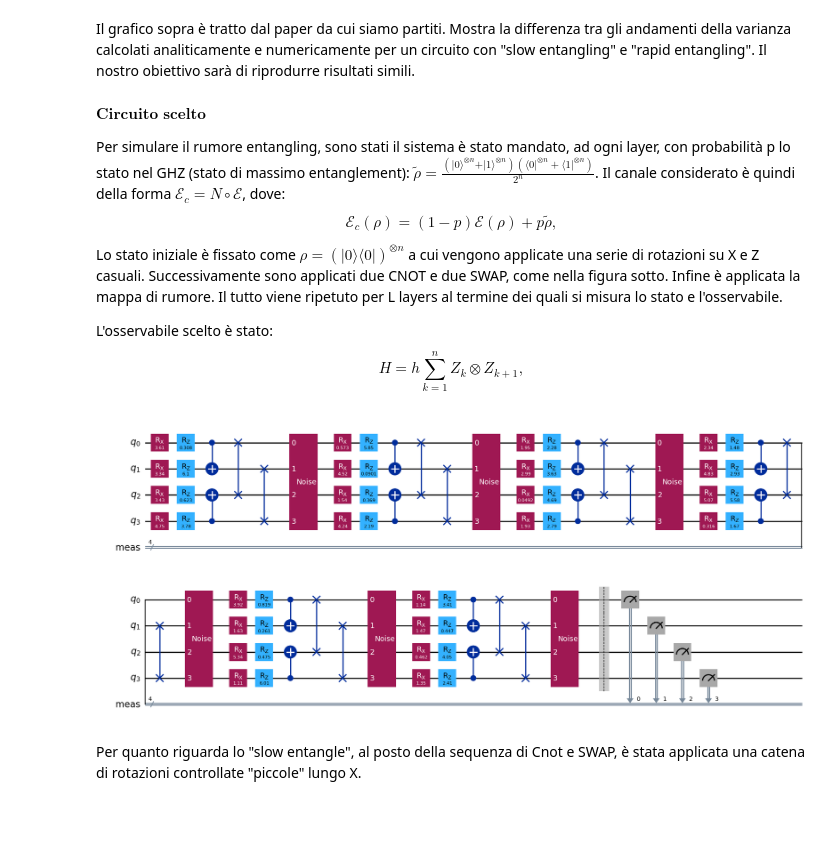
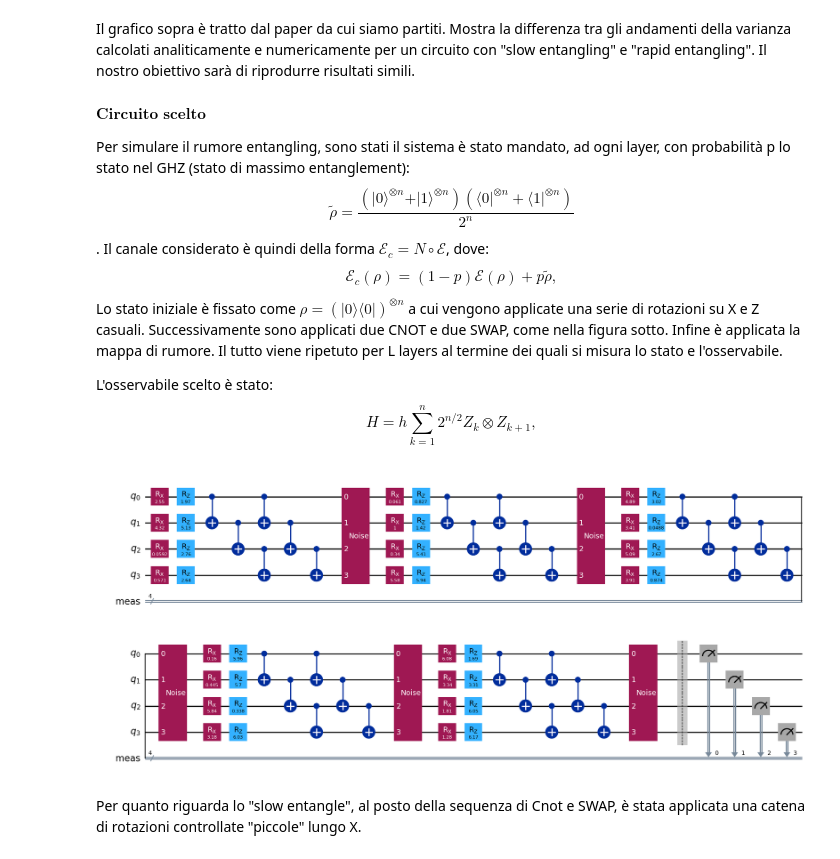
Before and after one commit to sebastianopian/QC.exam, a Jupyter notebook: 00_program.ipynb, the cells around one changed output. Cells and saved outputs as stored; diff of their text form; code cells hidden in the pictures; blank space fills up the shorter version.

Commit message:
Optimize circuit creation and remove unused imports

```diff
--- a/00_program.ipynb
+++ b/00_program.ipynb
@@ -139,7 +142,8 @@ Il grafico sopra è tratto dal paper da cui siamo partiti. Mostra la differenza
 $\textbf{Circuito scelto}$
 
 Per simulare il rumore entangling, sono stati il sistema è stato mandato, ad ogni layer, con probabilità p lo stato nel GHZ (stato di massimo entanglement):
-$\tilde{\rho} = \frac{(\vert 0 \rangle^{\otimes n} + \vert 1 \rangle^{\otimes n})(\langle 0 \vert^{\otimes n} + \langle 1 \vert^{\otimes n})}{2^n}$.
+$$\tilde{\rho} = \frac{(\vert 0 \rangle^{\otimes n} + \vert 1 \rangle^{\otimes n})(\langle 0 \vert^{\otimes n} + \langle 1 \vert^{\otimes n})}{2^n}$$
+.
 Il canale considerato è quindi della forma $\mathcal{E}_c = N \circ \mathcal{E}$, dove:
 $$\mathcal{E}_c(\rho) = (1-p)\mathcal{E}(\rho) + p\tilde{\rho},$$
 
@@ -148,35 +152,51 @@ Successivamente  sono applicati due CNOT e due SWAP, come nella figura sotto. In
 
 L'osservabile scelto è stato:
 $$
-H = h \sum_{k=1}^n Z_k \otimes Z_{k+1},
+H = h \sum_{k=1}^n 2^{n/2} Z_k \otimes Z_{k+1},
 $$
 # %%
+import qiskit as qc
+from qiskit_aer import Aer
+import numpy as np
+from qiskit import QuantumCircuit
+from qiskit.quantum_info import DensityMatrix, SparsePauliOp
+import matplotlib.pyplot as plt
+import itertools
+import matplotlib.pyplot as plt
+from collections import defaultdict
+from scipy.sparse.csgraph import connected_components
+from functools import reduce
 from qiskit.circuit import Gate
 
+def generate_random_parameters(n):
+    return 2 * np.pi * np.random.rand(2 * n)
+
 n = 4  # Numero di qubit
-L_final=6
+L_final=5
 noise_gate = Gate(name="Noise", num_qubits=n, params=[])
 circuit = QuantumCircuit(n)
 rho = DensityMatrix.from_instruction(circuit).data  # Matrice densità iniziale
 
 for _ in range(L_final):
         # Applica rotazioni casuali
     parameters = generate_random_parameters(n)
+
     for i in range(n):
         circuit.rx(parameters[2 * i], i)
         circuit.rz(parameters[2 * i + 1], i)
-        # Applica i CNOT e gli swap
-    circuit.cx(0, 1)
-    circuit.cx(3, 2)
-    circuit.swap(0, 2)
-    circuit.swap(1, 3)
+    circuit.cx(0,1)
+    for i in range (n-2):
+        circuit.cx(i+1, i+2)
+        circuit.cx(i, i+1)
+    circuit.cx(n-2,n-1)
+
     circuit.append(noise_gate, range(n))
 
 circuit.measure_all()
 
 circuit.draw('mpl')
 # %% [output]
-[figure, old version]
+[figure, new version]
 # %% [markdown]
 Per quanto riguarda lo "slow entangle", al posto della sequenza di Cnot e SWAP, è stata applicata una catena di rotazioni controllate "piccole" lungo X.
 # %%
```
Also changed, not shown: parts of 9 cells of this notebook, 1 other file.
